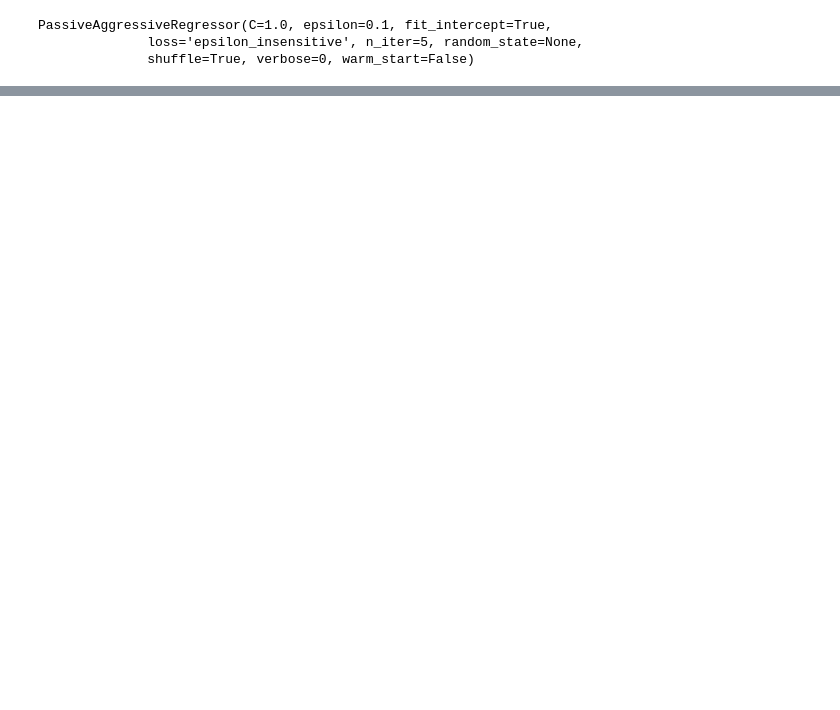
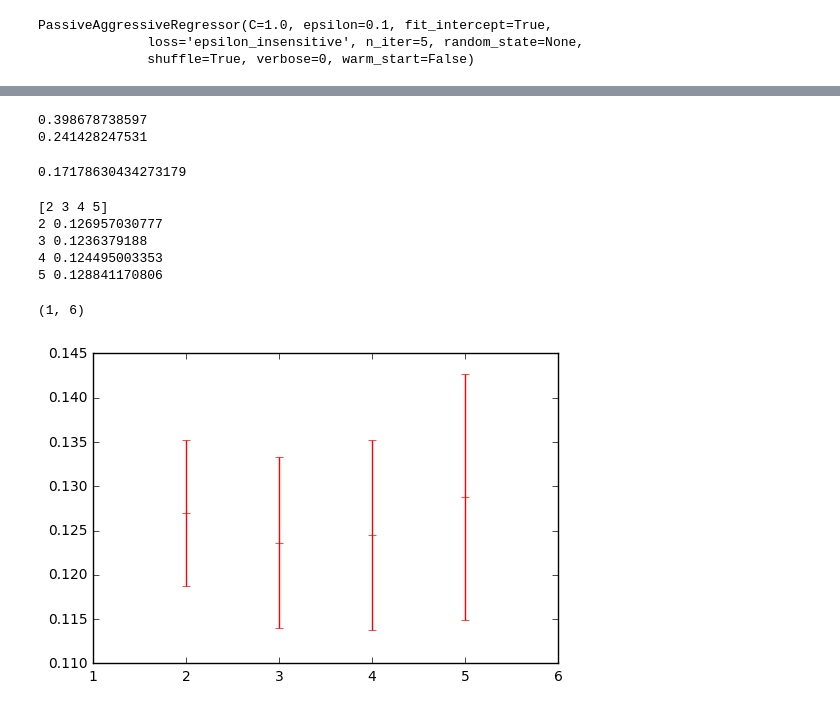
Before and after one commit to FNeubuerger/SMD_WS_1617, a Jupyter notebook: DataMiningChallenge/Untitled.ipynb, the cells around one changed output, grey strips where cells are left out. Cells and saved outputs as stored; diff of their text form; code cells hidden in the pictures; blank space fills up the shorter version.

```diff
--- a/DataMiningChallenge/Untitled.ipynb
+++ b/DataMiningChallenge/Untitled.ipynb
@@ -202,0 +258,12 @@ print(np.mean(test_score_4))
+# %%
+test_score_svr = (np.sqrt(-cross_val_score(svr,X_train,y_train,cv=5,scoring='neg_mean_squared_error')))
+test_score_linsvr = (np.sqrt(-cross_val_score(linsvr,X_train,y_train,cv=5,scoring='neg_mean_squared_error')))
+print(np.mean(test_score_svr))
+print(np.mean(test_score_linsvr))
+# %% [output]
+0.398678738597
+0.241428247531
+# %%
+np.mean(np.sqrt(-cross_val_score(clf3,X_train,y_train,cv=5,scoring='neg_mean_squared_error')))
+# %% [output]
+0.17178630434273179
@@ -202,0 +272,23 @@ print(np.mean(test_score_4))
+# %%
+depths = np.linspace(2,5,4).astype(int)
+print(depths)
+test_scores = []
+scores_sigma = []
+for depth in depths:
+    clf = GradientBoostingRegressor(n_estimators=200,max_depth=depth)
+    test_score = np.sqrt(-cross_val_score(clf,X_train,y_train,cv=5,scoring='neg_mean_squared_error'))
+    print(depth,np.mean(test_score))
+    test_scores.append(np.mean(test_score))
+    scores_sigma.append(np.std(test_score))
+# %% [output]
+[2 3 4 5]
+2 0.126957030777
+3 0.1236379188
+4 0.124495003353
+5 0.128841170806
+# %%
+plt.errorbar(depths,test_scores,yerr=scores_sigma,fmt='r+')
+plt.xlim(1,6)
+# %% [output]
+(1, 6)
+[figure, added]
```
Also changed, not shown: parts of 18 cells of this notebook, 3 other files.
